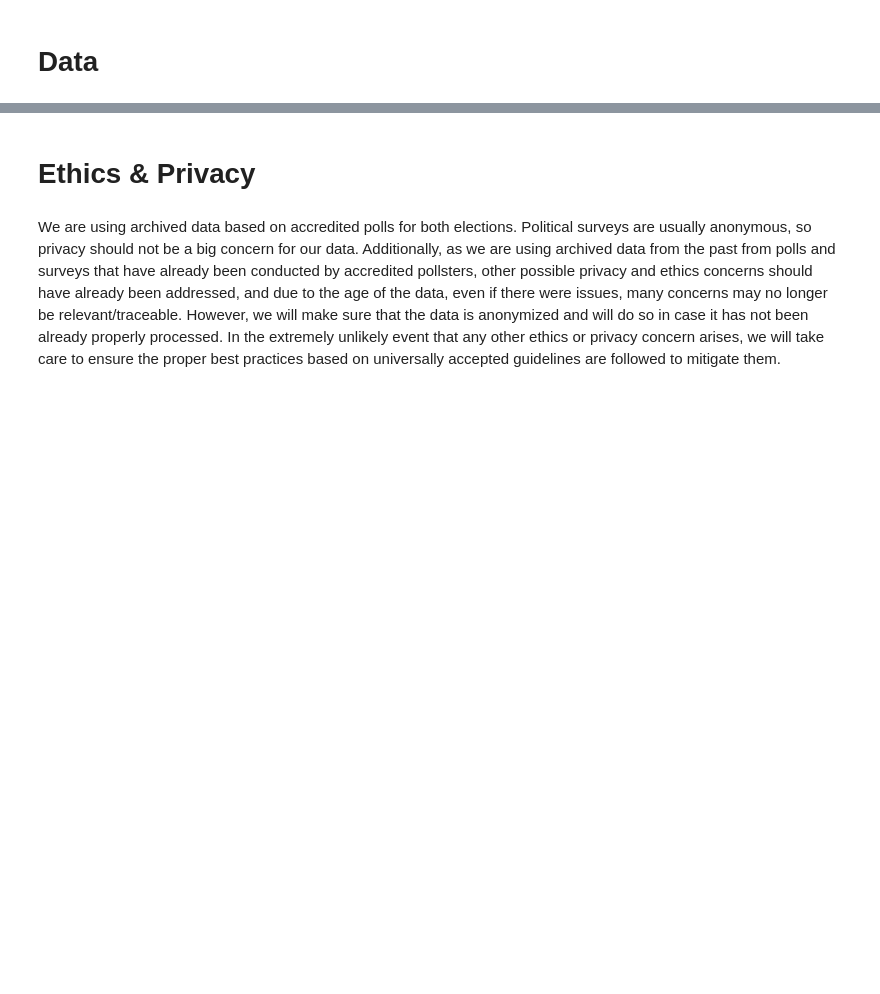
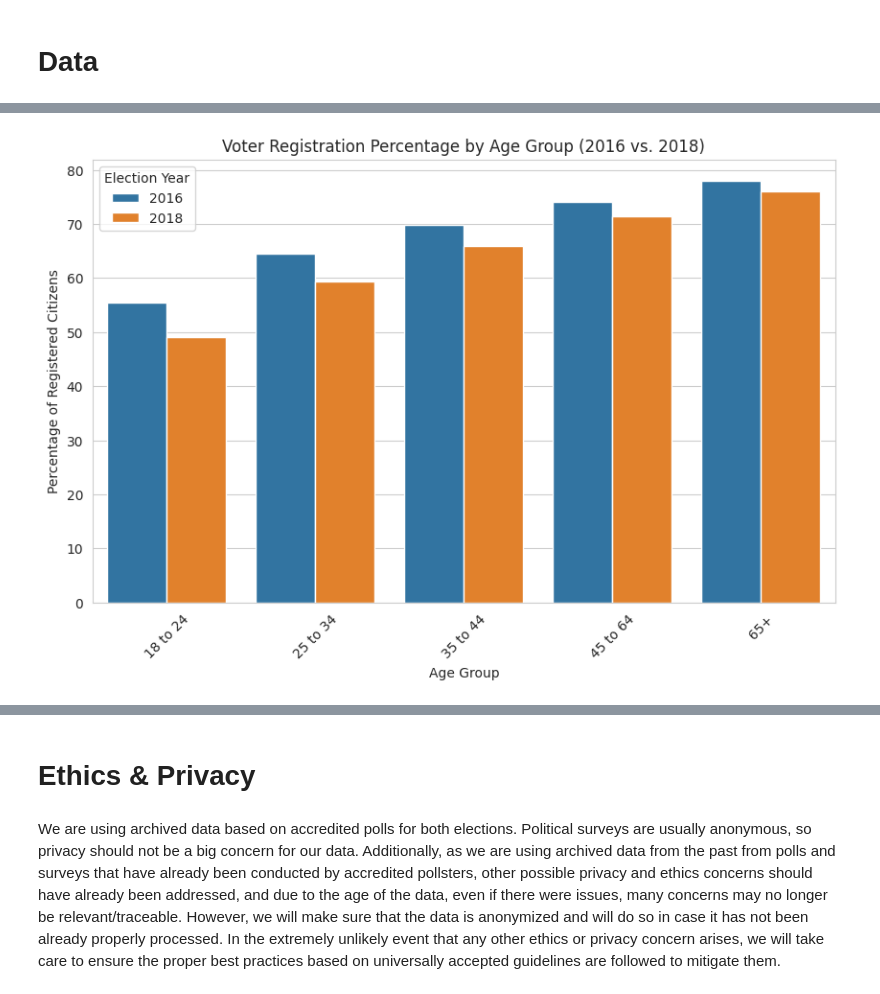
Before and after one commit to sumavintha/voter-turnout-analysis, a Jupyter notebook: VoterTurnoutAnalysis.ipynb, the cells around one changed output, grey strips where cells are left out. Cells and saved outputs as stored; diff of their text form; code cells hidden in the pictures; blank space fills up the shorter version.

```diff
--- a/VoterTurnoutAnalysis.ipynb
+++ b/VoterTurnoutAnalysis.ipynb
@@ -39,0 +109,5 @@ https://apnorc.org/wp-content/uploads/2020/02/MTV-AP-NORC-Comparing-the-Politica
+# %%
+## RENAMING THE INDICES OF THE MARGIN OF ERROR COLUMNS AND FIXING COLUMN NAMES
+voting2016_cleaned.rename(columns={'Margin of Error.1' : 'Margin of error.1', 'Margin of Error.3' : 'Margin of error.2', 'Total Citizen Population' : 'Total citizen population'}, inplace=True)
+
+voting2016_cleaned.head()
@@ -39,0 +217,5 @@ https://apnorc.org/wp-content/uploads/2020/02/MTV-AP-NORC-Comparing-the-Politica
+# %%
+## RENAMING THE INDICES OF THE MARGIN OF ERROR COLUMNS
+voting2018_cleaned.rename(columns={'Margin of error.3' : 'Margin of error.2'}, inplace=True)
+
+voting2018_cleaned.head()
@@ -39,0 +231,10 @@ https://apnorc.org/wp-content/uploads/2020/02/MTV-AP-NORC-Comparing-the-Politica
+# %%
+## APPLYING STANDARDIZE_NUMS FUNCTION TO 2018 DATA
+voting2018_cleaned['Total citizen population'] = voting2018_cleaned['Total citizen population'].apply(standardize_nums)
+voting2018_cleaned['Total registered'] = voting2018_cleaned['Total registered'].apply(standardize_nums)
+voting2018_cleaned['Percent registered\n(Citizen)'] = voting2018_cleaned['Percent registered\n(Citizen)'].apply(standardize_nums)
+voting2018_cleaned['Margin of error.1'] = voting2018_cleaned['Margin of error.1'].apply(standardize_nums)
+voting2018_cleaned['Total voted'] = voting2018_cleaned['Total voted'].apply(standardize_nums)
+voting2018_cleaned['Percent voted\n(Citizen)'] = voting2018_cleaned['Percent voted\n(Citizen)'].apply(standardize_nums)
+voting2018_cleaned['Margin of error.2'] = voting2018_cleaned['Margin of error.2'].apply(standardize_nums)
+voting2018_cleaned.dtypes
@@ -39,0 +275,33 @@ https://apnorc.org/wp-content/uploads/2020/02/MTV-AP-NORC-Comparing-the-Politica
+# %%
+import matplotlib.pyplot as plt
+import seaborn as sns
+import pandas as pd
+
+# Setting a visual style
+sns.set_style("whitegrid")
+
+# Filtering US-wide data and removing "Total" row
+voting2016_us = voting2016_cleaned[voting2016_cleaned['STATE'] == "US"]
+voting2018_us = voting2018_cleaned[voting2018_cleaned['STATE'] == "US"]
+
+voting2016_us = voting2016_us[voting2016_us['Age'] != "Total"]
+voting2018_us = voting2018_us[voting2018_us['Age'] != "Total"]
+
+# Adding a "Year" column for merging
+voting2016_us["Year"] = "2016"
+voting2018_us["Year"] = "2018"
+
+# Combining data for visualization
+combined_data = pd.concat([voting2016_us, voting2018_us])
+
+# Plot voter registration rates by age group
+plt.figure(figsize=(10, 6))
+sns.barplot(data=combined_data, x="Age", y="Percent registered\n(Citizen)", hue="Year")
+plt.title("Voter Registration Percentage by Age Group (2016 vs. 2018)")
+plt.xlabel("Age Group")
+plt.ylabel("Percentage of Registered Citizens")
+plt.legend(title="Election Year")
+plt.xticks(rotation=45)
+plt.show()
+# %% [output]
+[figure, added]
```
Also changed, not shown: parts of 43 cells of this notebook.
